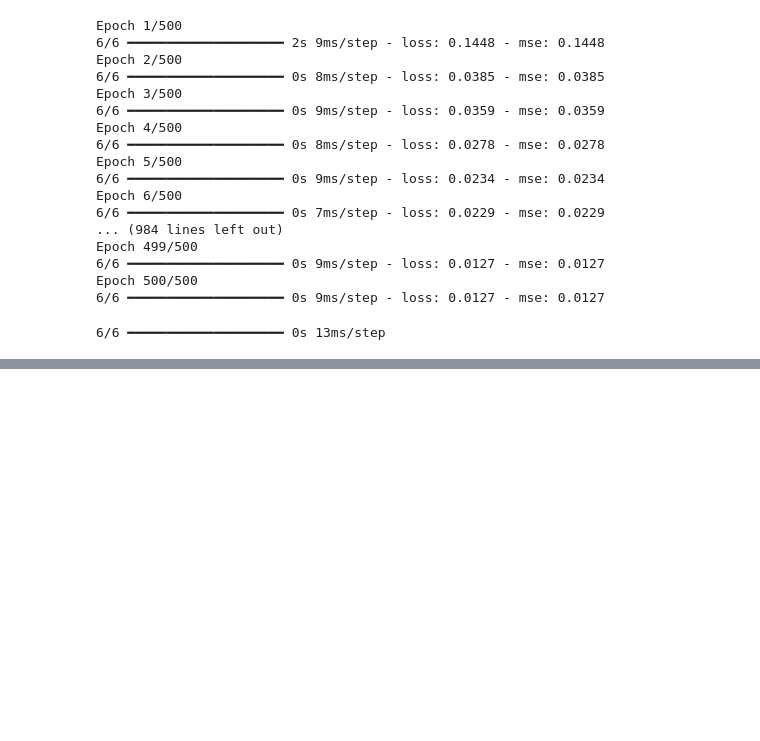
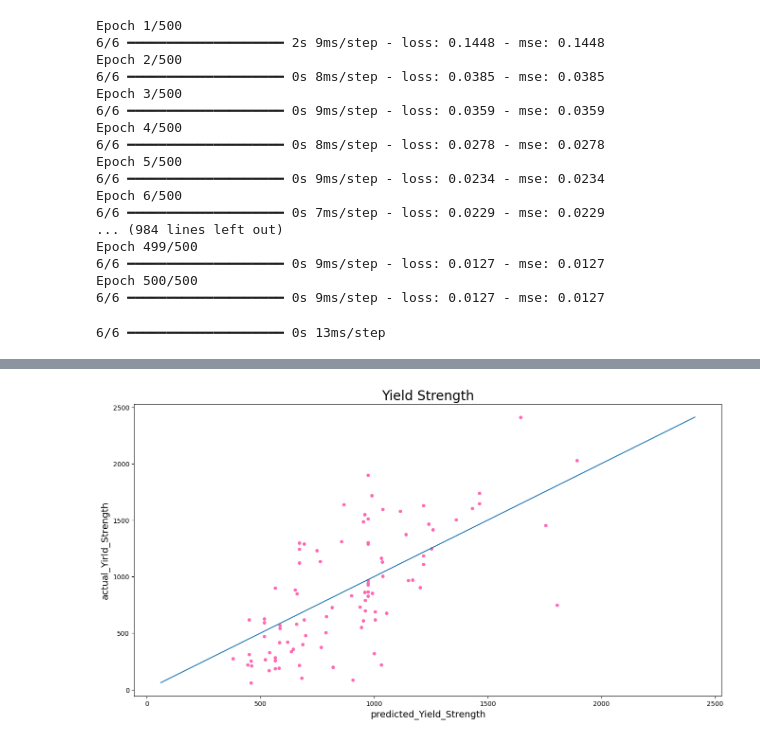
Before and after one commit to DarshanGoodGuy/IITISOC25, a Jupyter notebook: Model.ipynb, the cells around one changed output, grey strips where cells are left out. Drawn from its saved outputs; the diff is of its cells as text; code cells hidden in the pictures; blank space fills up the shorter version.

```diff
--- a/Model.ipynb
+++ b/Model.ipynb
@@ -400,0 +755,14 @@ y_pred = model.predict(X_valid)
+# %%
+fig ,(ax0) = plt.subplots(figsize=(16,8))
+ax0.scatter(GB_YS, actual_YS, color = 'hotpink', s=18)
+x_max = max(GB_YS.max(), actual_YS.max())
+x_min = min(GB_YS.min(), actual_YS.min())
+x3 = np.linspace(x_min, x_max, 1000)
+y3 = x3
+ax0.plot(x3, y3)
+ax0.set_title('Yield Strength', fontsize = 20)
+ax0.set_xlabel('predicted_Yield_Strength', fontsize = 14)
+ax0.set_ylabel('actual_Yirld_Strength', fontsize = 14)
+plt.show()
+# %% [output]
+[figure, added]
```
Also changed, not shown: parts of 54 cells of this notebook.
